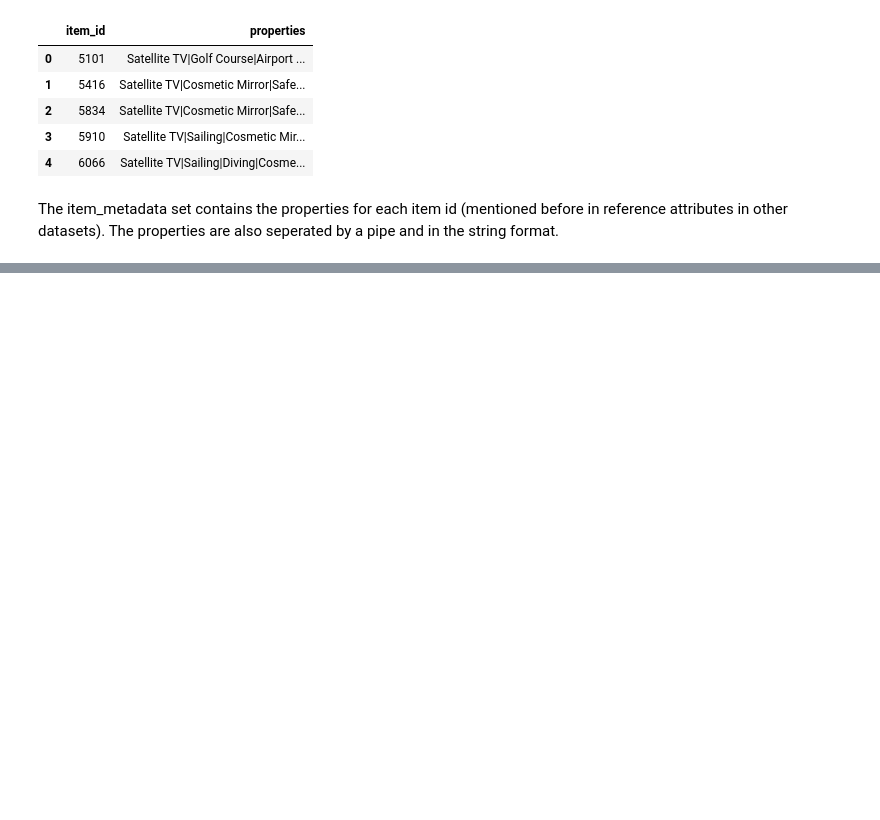
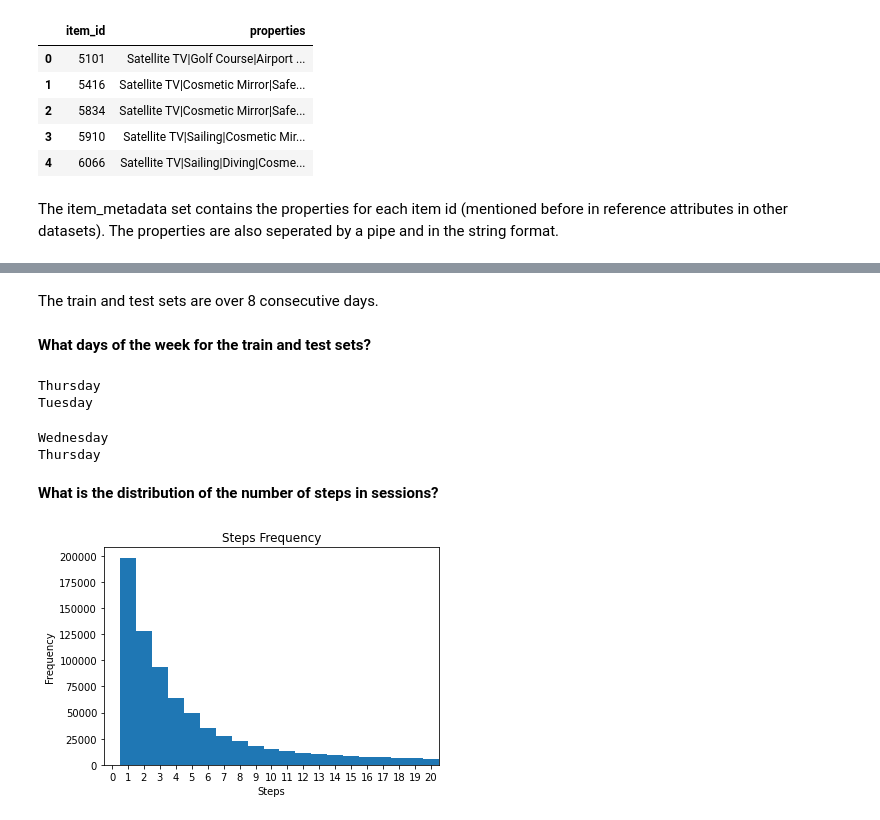
Before and after one commit to ZeyadSabbah/TrivagoRecommenderSystem, a Jupyter notebook: UdacityEDA.ipynb, the cells around one changed output, grey strips where cells are left out. Saved outputs shown, nothing was run; the diff lists cells and outputs as text; code cells hidden in the pictures; blank space fills up the shorter version.

```diff
--- a/UdacityEDA.ipynb
+++ b/UdacityEDA.ipynb
@@ -141,0 +186,53 @@ The item_metadata set contains the properties for each item id (mentioned before
+# %% [markdown]
+The train and test sets are over 8 consecutive days.
+# %% [markdown]
+**What days of the week for the train and test sets?**
+# %%
+from datetime import date
+import calendar
+
+latest_timestamp = train.timestamp.max()
+earliest_timestamp = train.timestamp.min()
+
+latest_date = datetime.fromtimestamp(latest_timestamp)
+earliest_date = datetime.fromtimestamp(earliest_timestamp)
+
+first_day = calendar.day_name[earliest_date.weekday()]
+last_day = calendar.day_name[latest_date.weekday()]
+print(first_day)
+print(last_day)
+# %% [output]
+Thursday
+Tuesday
+# %%
+latest_timestamp = test.timestamp.max()
+earliest_timestamp = test.timestamp.min()
+
+latest_date = datetime.fromtimestamp(latest_timestamp)
+earliest_date = datetime.fromtimestamp(earliest_timestamp)
+
+first_day = calendar.day_name[earliest_date.weekday()]
+last_day = calendar.day_name[latest_date.weekday()]
+print(first_day)
+print(last_day)
+# %% [output]
+Wednesday
+Thursday
+# %% [markdown]
+**What is the distribution of the number of steps in sessions?**
+# %%
+bin_size = 1
+sessions_steps = train.groupby('session_id', sort=False).timestamp.count()
+bin_edges = np.arange(0, sessions_steps.max() + bin_size, bin_size)
+x_locs = np.arange(0, 21, 1) + 0.5
+x_labels = np.arange(0, 21, 1)
+
+plt.hist(sessions_steps, bins=bin_edges)
+plt.xticks(x_locs, x_labels)
+plt.xlim([0, 21])
+plt.xlabel('Steps')
+plt.ylabel('Frequency')
+plt.title('Steps Frequency')
+plt.show()
+# %% [output]
+[figure, added]
```
Also changed, not shown: parts of 36 cells of this notebook.
